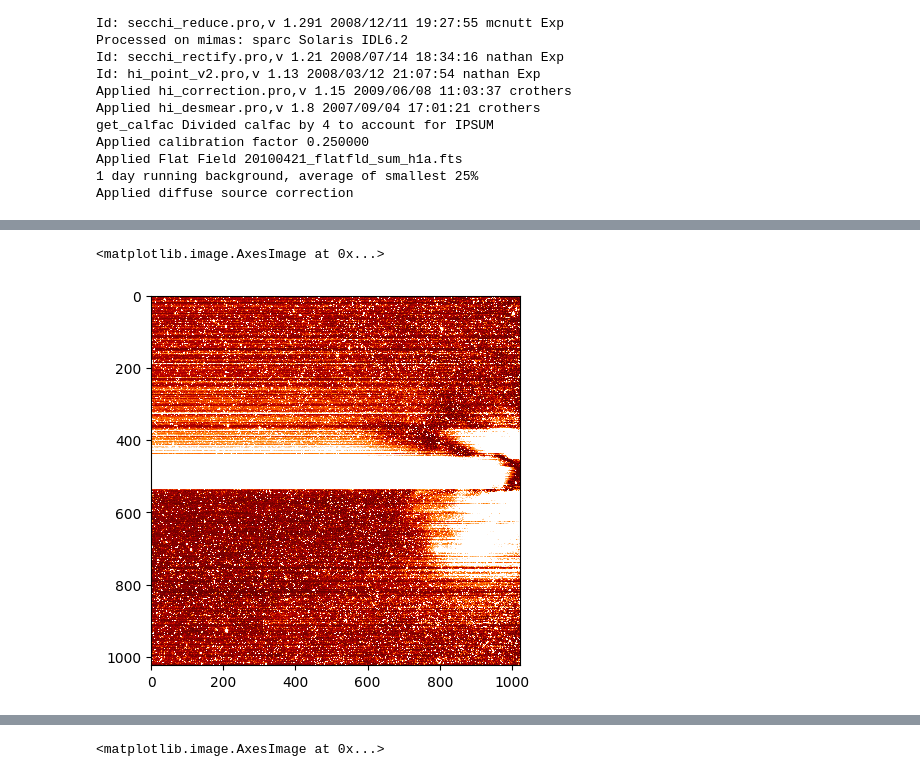
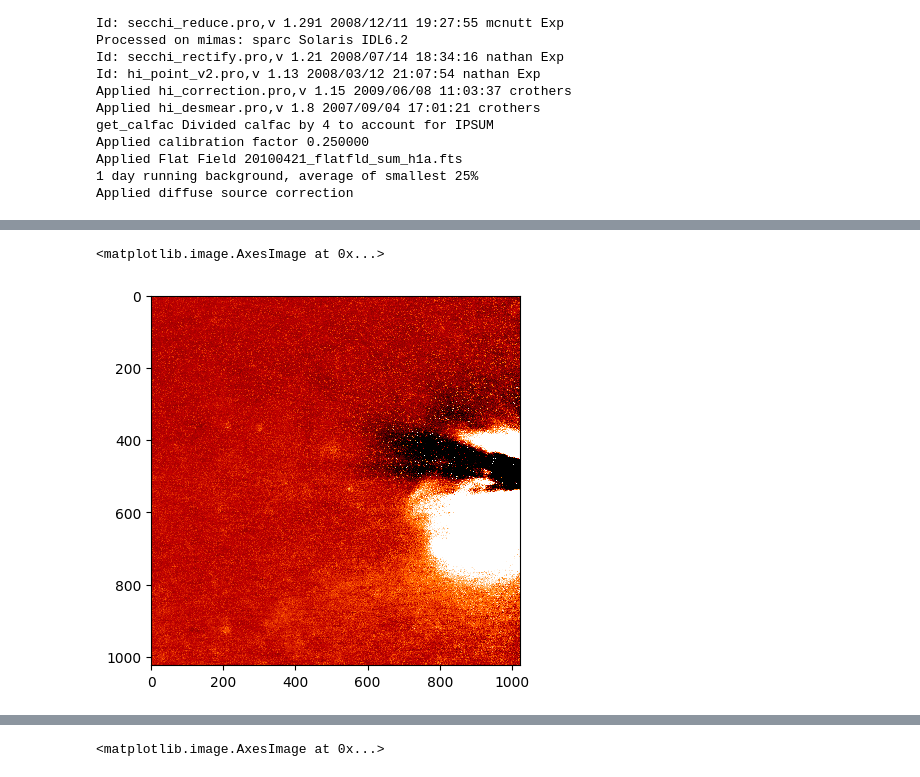
Before and after one commit to maikebauer/STEREO-HI-Data-Processing, a Jupyter notebook: test_reduction_copy.ipynb, the cells around one changed output, grey strips where cells are left out. Saved outputs shown, nothing was run; the diff lists cells and outputs as text; code cells hidden in the pictures.

```diff
--- a/test_reduction_copy.ipynb
+++ b/test_reduction_copy.ipynb
@@ -402,5 +556,12 @@ from scipy.ndimage import generic_filter
 # %%
 i = 0
+# Specify the path to the FITS file
+fits_file = '/home/mbauer/Data/stereo_processed/reduced/data/A/20081212/science/hi_1/20081212_235840_1bh1A.fts'
+
+# Read the FITS file
+hdul = fits.open(fits_file)
+data = hdul[0].data
+
 bkgd_data = get_bkgd(config['output_directory'], config['spacecraft'][num], datelist_red[i], config['data_type'][num], ins_list[num], bg_dur)
 
 bkgd_data = np.nan_to_num(bkgd_data, np.nanmedian(bkgd_data))
@@ -439,9 +624,10 @@ data_nobg_scaled = np.zeros(data_nobg.shape)
 
 for i in range(data_nobg.shape[0]):
     p2, p98 = np.percentile(data_nobg[i], (1, 99))
-    data_nobg_scaled[i] = exposure.rescale_intensity(data_nobg[i], in_range=(p2, p98))
+    #data_nobg_scaled[i] = exposure.rescale_intensity(data_nobg[i], in_range=(p2, p98))
     #data_nobg_mean_scaled[i] = minmax_scaler(data_nobg_mean[i].copy(), vmin=0, vmax=1)
-    data_nobg_scaled[i] = exposure.adjust_log(minmax_scaler(data_nobg_scaled[i],vmin=0,vmax=1), 1)
+    #data_nobg_scaled[i] = exposure.adjust_log(minmax_scaler(data_nobg_scaled[i],vmin=0,vmax=1), 1)
+    data_nobg_scaled[i] = data_nobg[i].copy()
 # %%
 img = data_nobg_scaled.copy()
 img = np.where(np.isnan(img), np.nanmedian(img), img)
@@ -452,9 +638,9 @@ thresh_arr = generic_filter(img, tresh_arr, size=21)
 fin_img = np.where(np.abs(img) > thresh_arr, rob_mean_arr, img)
 # %%
 from matplotlib.colors import LogNorm
-vmin = np.median(data_nobg_scaled) - np.std(data_nobg_scaled)
-vmax = np.median(data_nobg_scaled) + np.std(data_nobg_scaled)
-plt.imshow(data_nobg_scaled, cmap='gist_heat', interpolation='none', vmin=vmin, vmax=vmax)
+vmin = np.median(fin_img) - np.std(fin_img)
+vmax = np.median(fin_img) + np.std(fin_img)
+plt.imshow(fin_img, cmap='gist_heat', interpolation='none', vmin=vmin, vmax=vmax)
 # %% [output]
 <matplotlib.image.AxesImage at 0x...>
-[figure, old version]
+[figure, new version]
```
Also changed, not shown: parts of 26 cells of this notebook, 2 other files.
